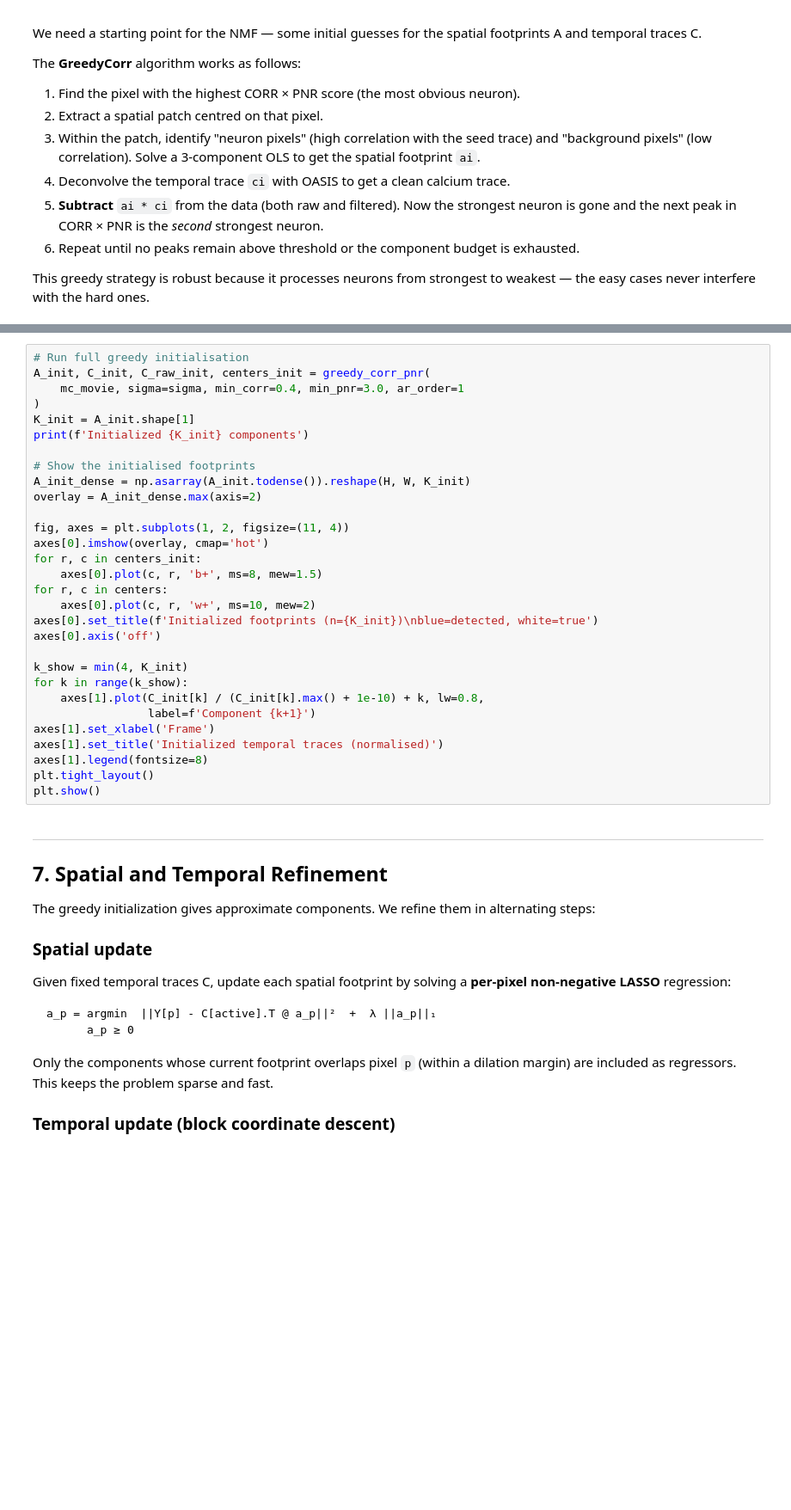
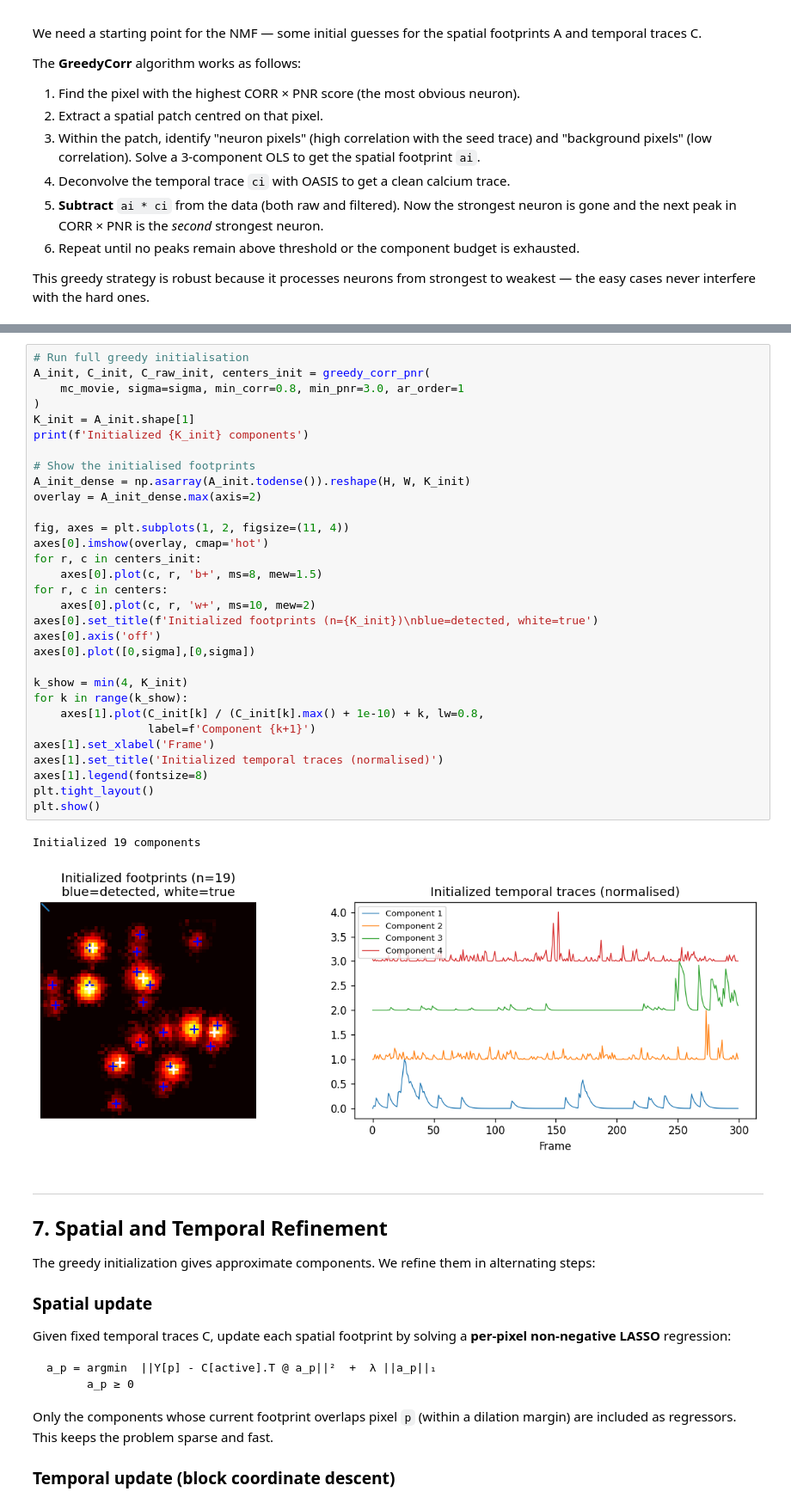
Before and after one commit to FlorianNeurosci/miniCNMFe, a Jupyter notebook: tutorial.ipynb, the cells around one changed output, grey strips where cells are left out. Shown at 86% size. Drawn from its saved outputs; the diff is of its cells as text; blank space fills up the shorter version.

```diff
--- a/tutorial.ipynb
+++ b/tutorial.ipynb
@@ -405,33 +485,37 @@ plt.show()
 # %%
 # Run full greedy initialisation
 A_init, C_init, C_raw_init, centers_init = greedy_corr_pnr(
-    mc_movie, sigma=sigma, min_corr=0.4, min_pnr=3.0, ar_order=1
+    mc_movie, sigma=sigma, min_corr=0.8, min_pnr=3.0, ar_order=1
 )
 K_init = A_init.shape[1]
 print(f'Initialized {K_init} components')
 
 # Show the initialised footprints
 A_init_dense = np.asarray(A_init.todense()).reshape(H, W, K_init)
 overlay = A_init_dense.max(axis=2)
 
 fig, axes = plt.subplots(1, 2, figsize=(11, 4))
 axes[0].imshow(overlay, cmap='hot')
 for r, c in centers_init:
     axes[0].plot(c, r, 'b+', ms=8, mew=1.5)
 for r, c in centers:
     axes[0].plot(c, r, 'w+', ms=10, mew=2)
 axes[0].set_title(f'Initialized footprints (n={K_init})\nblue=detected, white=true')
 axes[0].axis('off')
+axes[0].plot([0,sigma],[0,sigma])
 
 k_show = min(4, K_init)
 for k in range(k_show):
     axes[1].plot(C_init[k] / (C_init[k].max() + 1e-10) + k, lw=0.8,
                  label=f'Component {k+1}')
 axes[1].set_xlabel('Frame')
 axes[1].set_title('Initialized temporal traces (normalised)')
 axes[1].legend(fontsize=8)
 plt.tight_layout()
 plt.show()
+# %% [output]
+Initialized 19 components
+[figure, added]
 # %% [markdown]
 ---
 ## 7. Spatial and Temporal Refinement
```
Also changed, not shown: parts of 24 cells of this notebook, 3 other files.
